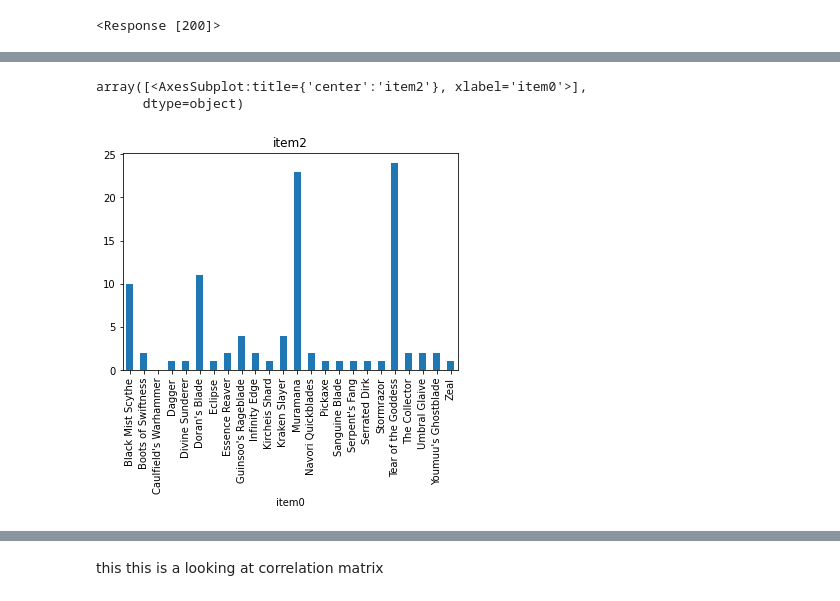
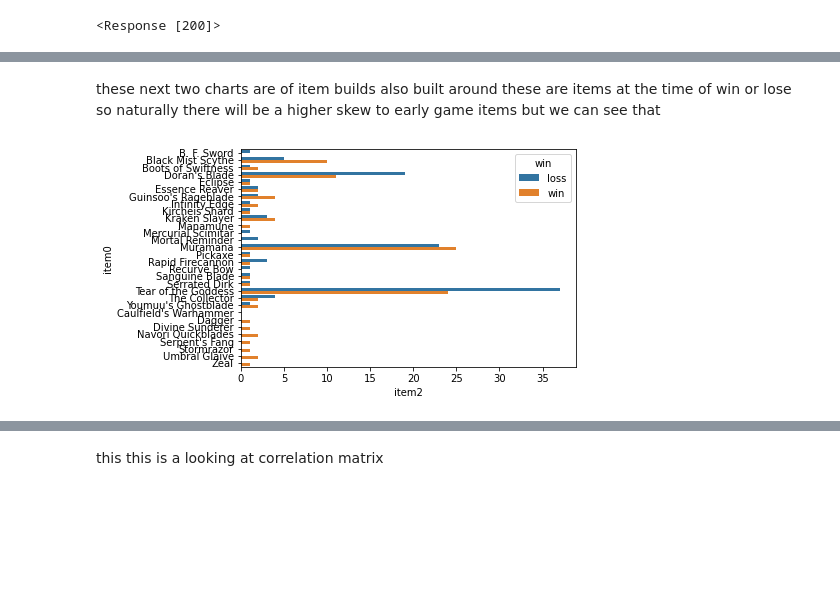
Before and after one commit to criolloprimero/League_api_test, a Jupyter notebook: leagueMain.ipynb, the cells around one changed output, grey strips where cells are left out. Drawn from its saved outputs; the diff is of its cells as text; code cells hidden in the pictures; blank space fills up the shorter version.

```diff
--- a/leagueMain.ipynb
+++ b/leagueMain.ipynb
@@ -13,5 +18,4 @@ import matplotlib.pyplot as plt
 # %%
-# in this block make sure that you change the APIkey to your custom key from the LOL API main site
-
-apikey='RGAPI-4409004b-c561-47dc-a5cd-c396a7728a4d'
-myresp= requests.get('https://na1.api.riotgames.com/lol/summoner/v4/summoners/by-name/reydeloscriollos?api_key={}'.format(apikey))
+championName='reydeloscriollos'
+apikey='RGAPI-d9c4c104-30bf-47d1-98cf-792de24ace6a'
+myresp= requests.get('https://na1.api.riotgames.com/lol/summoner/v4/summoners/by-name/{}?api_key={}'.format(championName,apikey))
@@ -102,7 +100,7 @@ for dataframe2 in  dictionaryOfPlayers:
 df_pd=pd.concat(list_of_frames,ignore_index=True)
 # %%
 df_pd.info
-games=df_pd.loc[df_pd['summonerName']=='reydeloscriollos']
+games=df_pd.loc[df_pd['summonerName']==championName]
 games
 # %% [output]
 |  | assists | baronKills | bountyLevel | champExperience | champLevel | championId | championName | ... |
@@ -292,7 +235,7 @@ playedmorethanten
  'Warwick',
  'Yone']
 # %%
-NEXTdf=games[(amirs_games['championName'].isin(listChamp)) & (games['championName'].isin(playedmorethanten))]
+NEXTdf=games[(games['championName'].isin(listChamp)) & (games['championName'].isin(playedmorethanten))]
 NEXTdf
 # %% [output]
 |  | assists | baronKills | bountyLevel | champExperience | champLevel | championId | championName | ... |
@@ -392,0 +322,5 @@ array([<AxesSubplot:title={'center':'item2'}, xlabel='item0'>],
+# %%
+NEXTdf['timePlayed']=NEXTdf['timePlayed'].map(lambda x: x/60 )
+
+NEXTdf.groupby(['championName','win']).mean()['timePlayed'].plot(kind='bar')
+plt.ylim([20,45])
@@ -393,8 +335,10 @@ array([<AxesSubplot:title={'center':'item2'}, xlabel='item0'>],
+# %% [markdown]
+these next two charts are of item builds also built around
+these are items  at the time of win or lose so naturally there will be a higher skew to early game items
+but we can see that
 # %%
-
-groupedwin=NEXTdf.groupby(['championName','win','item0'])['item2'].count()
-groupedwin['Senna']['win'].plot.bar(stacked=True,subplots=True)
+grouped=NEXTdf.groupby(['championName','win','item0'])['item2'].count()
+t=grouped['Senna'].reset_index()
+sns.barplot(data=t, y='item0',x='item2',hue='win',);
 # %% [output]
-array([<AxesSubplot:title={'center':'item2'}, xlabel='item0'>],
-      dtype=object)
-[figure, old version]
+[figure, new version]
```
Also changed, not shown: parts of 48 cells of this notebook.
